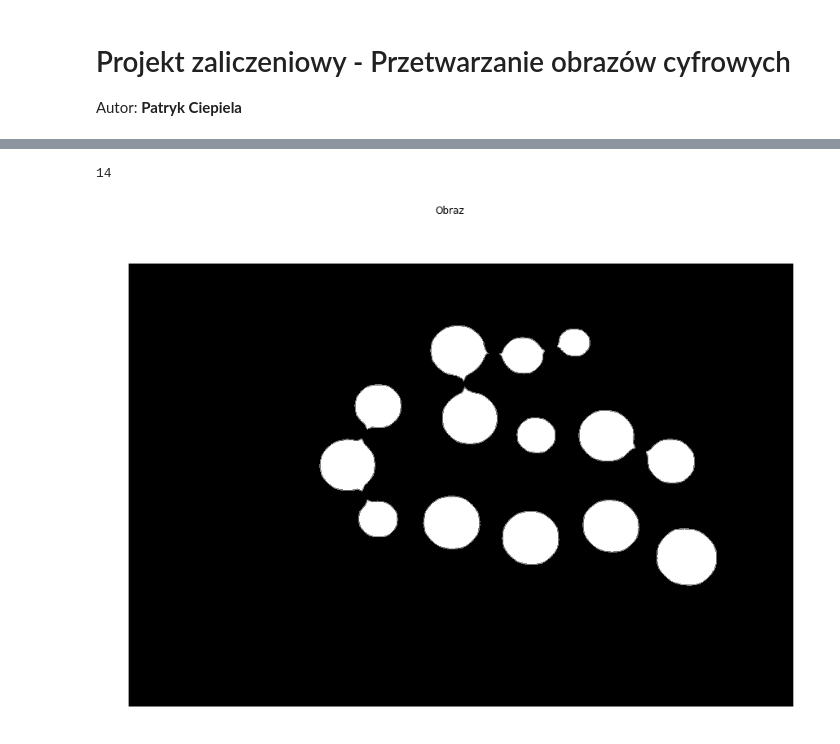
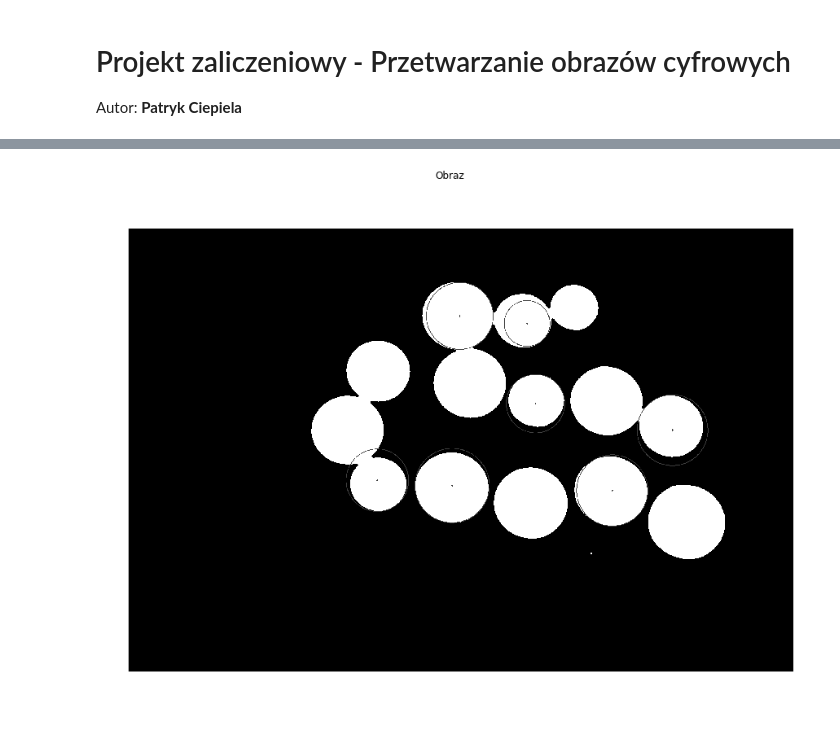
Before and after one commit to Machina123/ImageProcessing, a Jupyter notebook: FinalAssignment/01_assignment.ipynb, the cells around one changed output, grey strips where cells are left out. Saved outputs shown, nothing was run; the diff lists cells and outputs as text; code cells hidden in the pictures.

```diff
--- a/FinalAssignment/01_assignment.ipynb
+++ b/FinalAssignment/01_assignment.ipynb
@@ -66,9 +63,13 @@ showimg(processedimg, title="Obraz po wykonaniu operacji zamknięcia")
 [figure]
-# %%
-dtimg = dist_transform(processedimg, min_dist=36)
-im2, contours, hierarchy = cv2.findContours(dtimg, cv2.RETR_TREE, cv2.CHAIN_APPROX_SIMPLE)
-print(len(contours))
-showimg(cv2.drawContours(im2, contours, -1, (127,127,127), 3))
-# %% [output]
-14
-[figure, removed]
+# %%
+circles = cv2.HoughCircles(processedimg,cv2.HOUGH_GRADIENT,1,100,param1=60,param2=30,minRadius=0,maxRadius=0)
+circles = np.uint16(np.around(circles))
+cimg = processedimg.copy()
+for i in circles[0,:]:
+   # draw the outer circle
+   cv2.circle(cimg,(i[0],i[1]),i[2],(64,64,64),2)
+   # draw the center of the circle
+   cv2.circle(cimg,(i[0],i[1]),2,(64,64,64),3)
+showimg(cimg)
+# %% [output]
+[figure, added]
```
Also changed, not shown: parts of 4 cells of this notebook.
